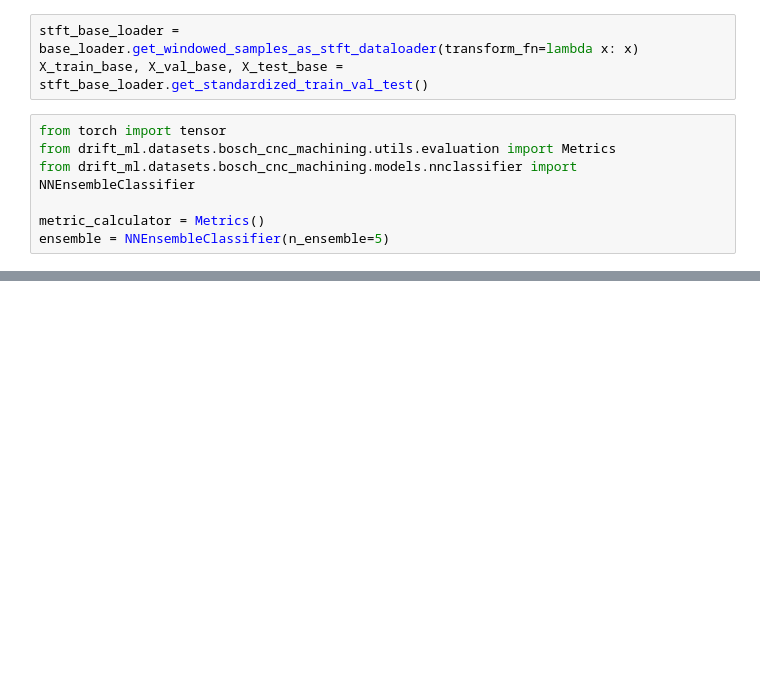
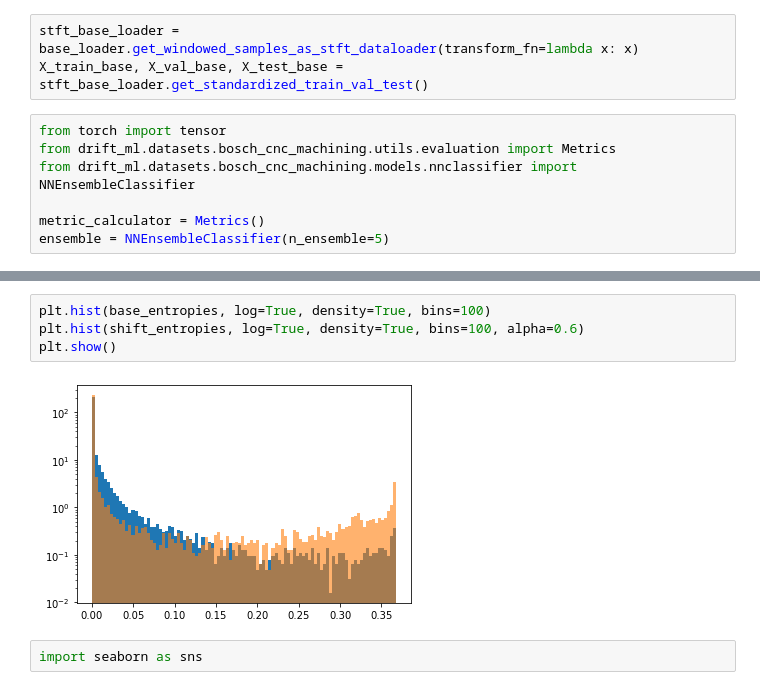
Before and after one commit to nicolasj92/drift_ml, a Jupyter notebook: src/drift_ml/datasets/bosch_cnc_machining/notebooks/stft_augment_cnn_ensemble.ipynb, the cells around one changed output, grey strips where cells are left out. Cells and saved outputs as stored; diff of their text form; blank space fills up the shorter version.

```diff
--- a/src/drift_ml/datasets/bosch_cnc_machining/notebooks/stft_augment_cnn_ensemble.ipynb
+++ b/src/drift_ml/datasets/bosch_cnc_machining/notebooks/stft_augment_cnn_ensemble.ipynb
@@ -73,0 +88,8 @@ metric_calculator.print(y_shift_scores, stft_loader.y_test[:, np.newaxis])
+# %%
+plt.hist(base_entropies, log=True, density=True, bins=100)
+plt.hist(shift_entropies, log=True, density=True, bins=100, alpha=0.6)
+plt.show()
+# %% [output]
+[figure, added]
+# %%
+import seaborn as sns
```
Also changed, not shown: parts of 6 cells of this notebook, 1 other file.
